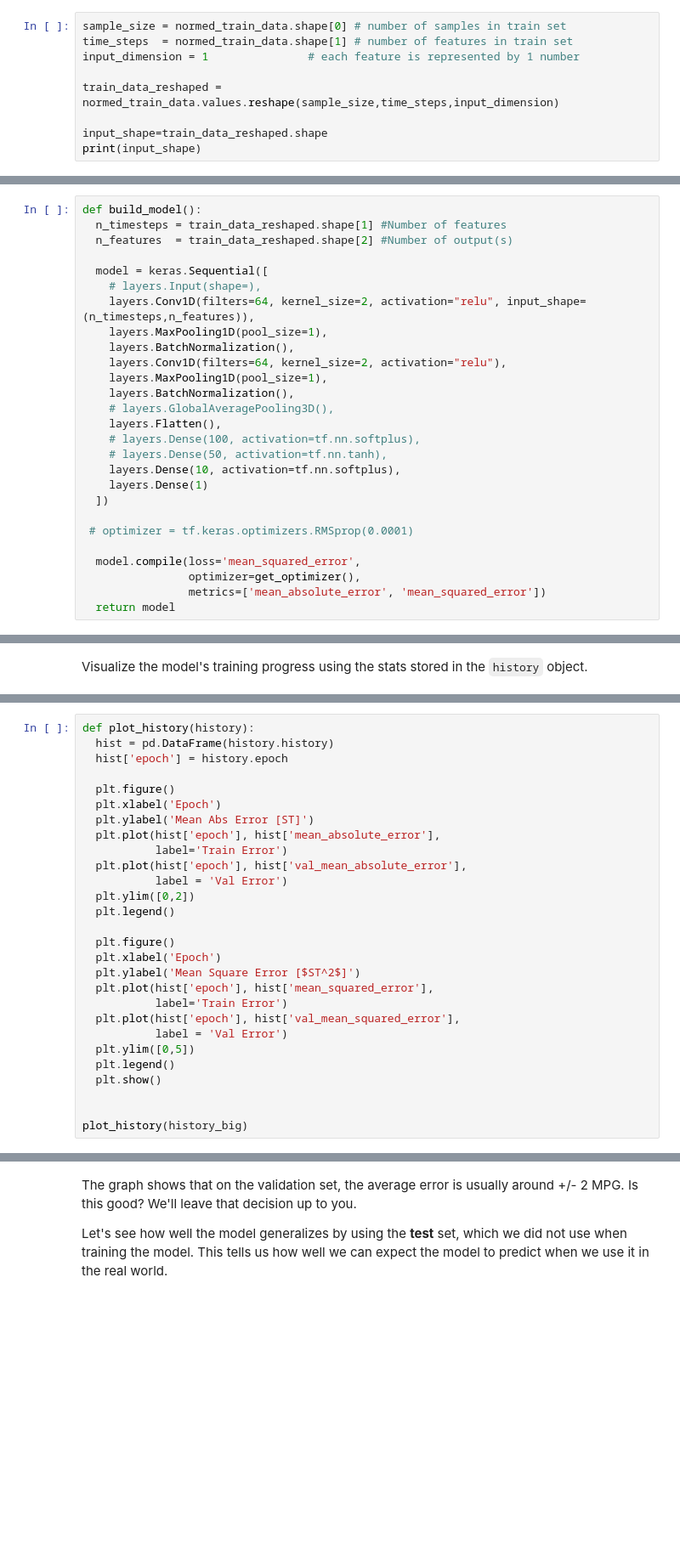
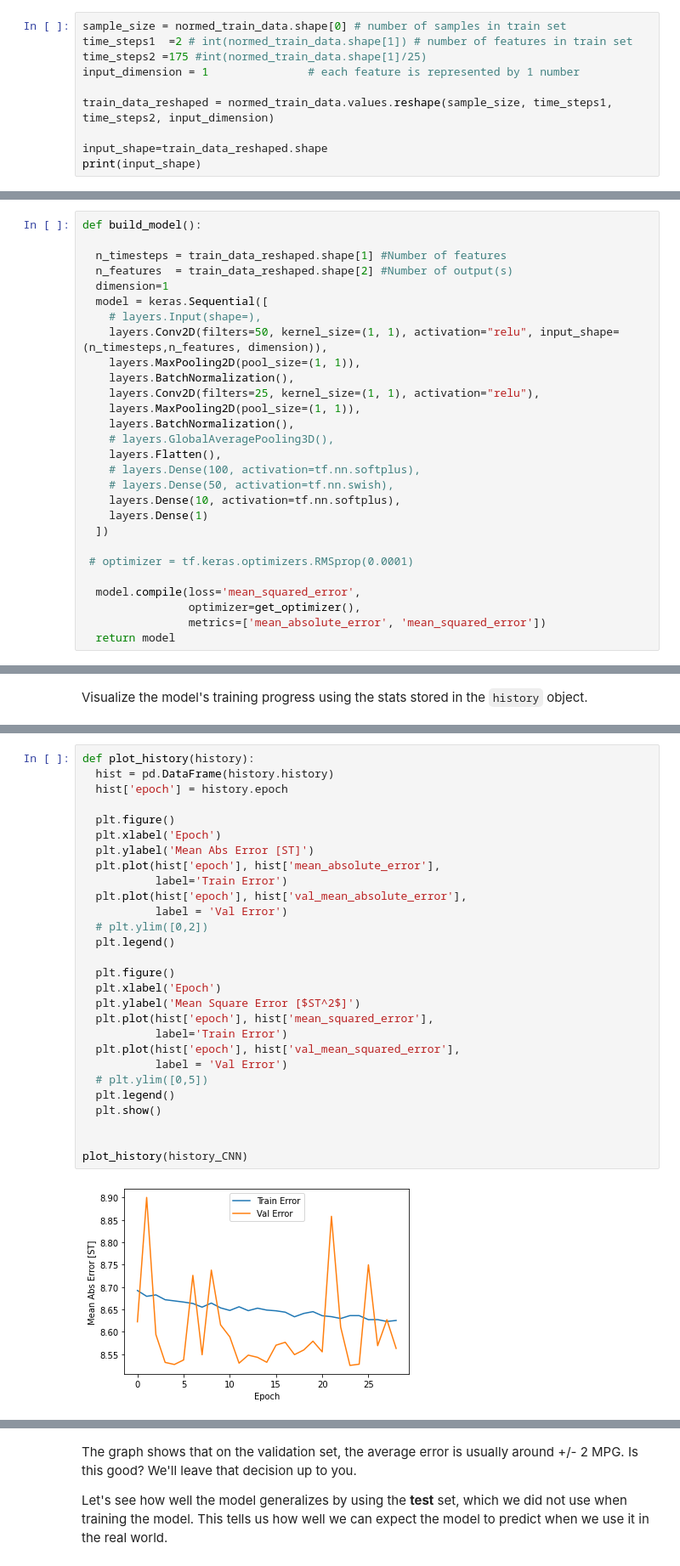
Before and after one commit to sargyri/Drop_Lev, a Jupyter notebook: Machine_learning/test_training_ST_on_model.ipynb, the cells around one changed output, grey strips where cells are left out. Shown at 85% size. Drawn from its saved outputs; the diff is of its cells as text; blank space fills up the shorter version.

```diff
--- a/Machine_learning/test_training_ST_on_model.ipynb
+++ b/Machine_learning/test_training_ST_on_model.ipynb
@@ -1080,10 +1051,11 @@ print(normed_train_data.shape)
 (80000, 350)
 # %%
 sample_size = normed_train_data.shape[0] # number of samples in train set
-time_steps  = normed_train_data.shape[1] # number of features in train set
+time_steps1  =2 # int(normed_train_data.shape[1]) # number of features in train set
+time_steps2 =175 #int(normed_train_data.shape[1]/25)
 input_dimension = 1               # each feature is represented by 1 number
 
-train_data_reshaped = normed_train_data.values.reshape(sample_size,time_steps,input_dimension)
+train_data_reshaped = normed_train_data.values.reshape(sample_size, time_steps1, time_steps2, input_dimension)
 
 input_shape=train_data_reshaped.shape
 print(input_shape)
@@ -1096,20 +1068,21 @@ test_data_reshaped = normed_test_data.values.reshape(normed_test_data.shape[0],
 # %%
 def build_model():
+
   n_timesteps = train_data_reshaped.shape[1] #Number of features
   n_features  = train_data_reshaped.shape[2] #Number of output(s)
-
+  dimension=1
   model = keras.Sequential([
     # layers.Input(shape=),
-    layers.Conv1D(filters=64, kernel_size=2, activation="relu", input_shape=(n_timesteps,n_features)),
-    layers.MaxPooling1D(pool_size=1),
+    layers.Conv2D(filters=50, kernel_size=(1, 1), activation="relu", input_shape=(n_timesteps,n_features, dimension)),
+    layers.MaxPooling2D(pool_size=(1, 1)),
     layers.BatchNormalization(),
-    layers.Conv1D(filters=64, kernel_size=2, activation="relu"),
-    layers.MaxPooling1D(pool_size=1),
+    layers.Conv2D(filters=25, kernel_size=(1, 1), activation="relu"),
+    layers.MaxPooling2D(pool_size=(1, 1)),
     layers.BatchNormalization(),
     # layers.GlobalAveragePooling3D(),
     layers.Flatten(),
     # layers.Dense(100, activation=tf.nn.softplus),
-    # layers.Dense(50, activation=tf.nn.tanh),
+    # layers.Dense(50, activation=tf.nn.swish),
     layers.Dense(10, activation=tf.nn.softplus),
     layers.Dense(1)
   ])
@@ -1194,28 +1176,30 @@ hist_big.tail()
 # %%
 def plot_history(history):
   hist = pd.DataFrame(history.history)
   hist['epoch'] = history.epoch
 
   plt.figure()
   plt.xlabel('Epoch')
   plt.ylabel('Mean Abs Error [ST]')
   plt.plot(hist['epoch'], hist['mean_absolute_error'],
            label='Train Error')
   plt.plot(hist['epoch'], hist['val_mean_absolute_error'],
            label = 'Val Error')
-  plt.ylim([0,2])
+  # plt.ylim([0,2])
   plt.legend()
 
   plt.figure()
   plt.xlabel('Epoch')
   plt.ylabel('Mean Square Error [$ST^2$]')
   plt.plot(hist['epoch'], hist['mean_squared_error'],
            label='Train Error')
   plt.plot(hist['epoch'], hist['val_mean_squared_error'],
            label = 'Val Error')
-  plt.ylim([0,5])
+  # plt.ylim([0,5])
   plt.legend()
   plt.show()
 
 
-plot_history(history_big)
+plot_history(history_CNN)
+# %% [output]
+[figure, added]
```
Also changed, not shown: parts of 29 cells of this notebook.
